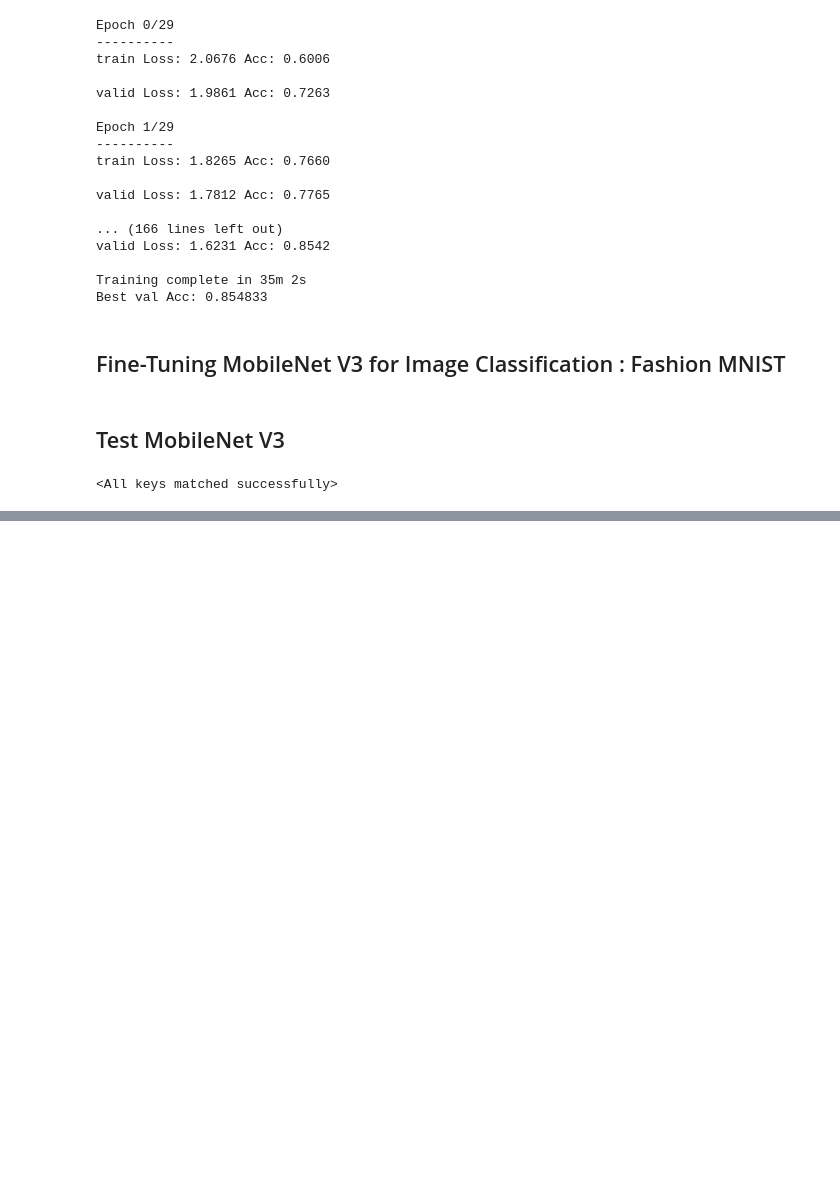
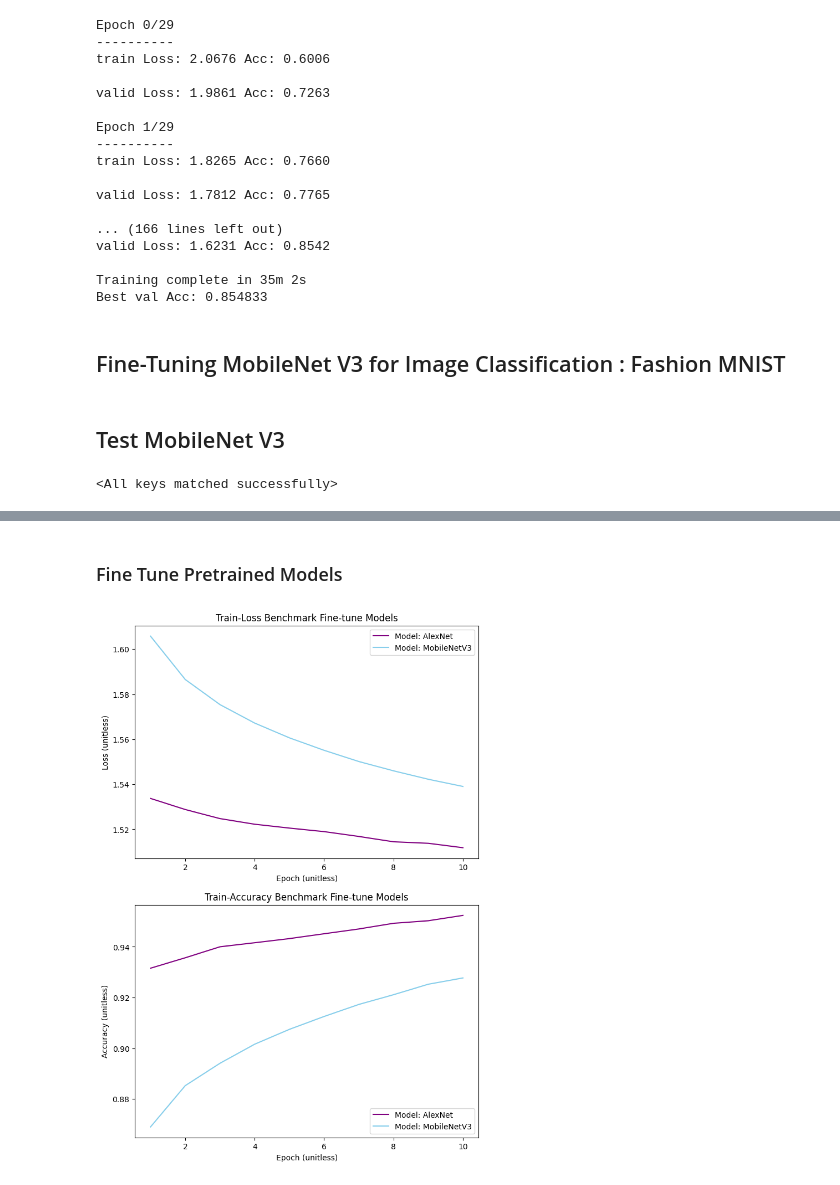
Before and after one commit to kevinmedinag96/Im_Class_Fashion_MNIST, a Jupyter notebook: main.ipynb, the cells around one changed output, grey strips where cells are left out. Saved outputs shown, nothing was run; the diff lists cells and outputs as text; code cells hidden in the pictures; blank space fills up the shorter version.

```diff
--- a/main.ipynb
+++ b/main.ipynb
@@ -822,0 +1005,7 @@ test_model(mobilenet_v3_small_model,logger)
+# %%
+# Nombre del worksheet que deseas leer (reemplaza "NombreHoja" con el nombre real)
+worksheet_name = "FineTune"
+pth = "./data.xlsx"
+
+# Leer el archivo de Excel y seleccionar el worksheet específico
+df_worksheet_2 = pd.read_excel(pth, sheet_name=worksheet_name,header=[0,1,2]).drop(["Unnamed: 0_level_0"],axis=1)
@@ -822,0 +1016,10 @@ test_model(mobilenet_v3_small_model,logger)
+# %%
+subset =[("Train","Alexnet","Accuracy"),("Train","Alexnet","Loss"),
+                                ("Train","MobileNetV3","Loss"),("Train","MobileNetV3","Accuracy"),
+        ("Validation","Alexnet","Accuracy"),("Validation","Alexnet","Loss"),
+                                ("Validation","MobileNetV3","Loss"),("Validation","MobileNetV3","Accuracy")
+                                ]
+# %%
+df_worksheet_2.drop_duplicates(subset=subset,keep="first",inplace=True)
+# %%
+df_worksheet_2 = df_worksheet_2.reset_index().drop(["index"],axis=1).drop(df_worksheet_2.shape[0] - 1,axis=0)
@@ -822,0 +1128,42 @@ test_model(mobilenet_v3_small_model,logger)
+# %% [markdown]
+### Fine Tune Pretrained Models
+# %%
+fig, ax = plt.subplots(2,1, figsize=(8, 12))
+color1 = mcolors.CSS4_COLORS["purple"]
+color2 = mcolors.CSS4_COLORS["skyblue"]
+
+
+custom_ylim = (1.3,2.1)
+custom_xlim = (1,30)
+
+#plt.setp(ax,  ylim=custom_ylim)#, xlim=custom_xlim)
+
+
+
+
+#---------------------------------- Loss ------------------------------------------------------------- #
+
+ax[0].plot(df_worksheet_2.index + 1,df_worksheet_2["Train","Alexnet","Loss"],color = color1, label = "Model: AlexNet")
+ax[0].plot(df_worksheet_2.index + 1,df_worksheet_2["Train","MobileNetV3","Loss"],color = color2, label = "Model: MobileNetV3")
+
+
+ax[0].title.set_text("Train-Loss Benchmark Fine-tune Models")
+ax[0].set_xlabel("Epoch (unitless)")
+ax[0].set_ylabel("Loss (unitless)")
+ax[0].legend(loc='upper right')
+
+#---------------------------------- Accuracy ------------------------------------------------------------- #
+
+ax[1].plot(df_worksheet_2.index + 1,df_worksheet_2["Train","Alexnet","Accuracy"],color = color1, label = "Model: AlexNet")
+ax[1].plot(df_worksheet_2.index + 1,df_worksheet_2["Train","MobileNetV3","Accuracy"],color = color2, label = "Model: MobileNetV3")
+
+
+ax[1].title.set_text("Train-Accuracy Benchmark Fine-tune Models")
+ax[1].set_xlabel("Epoch (unitless)")
+ax[1].set_ylabel("Accuracy (unitless)")
+ax[1].legend(loc='lower right')
+
+
+plt.show()
+# %% [output]
+[figure, added]
```
Also changed, not shown: parts of 37 cells of this notebook, 1 other file.
